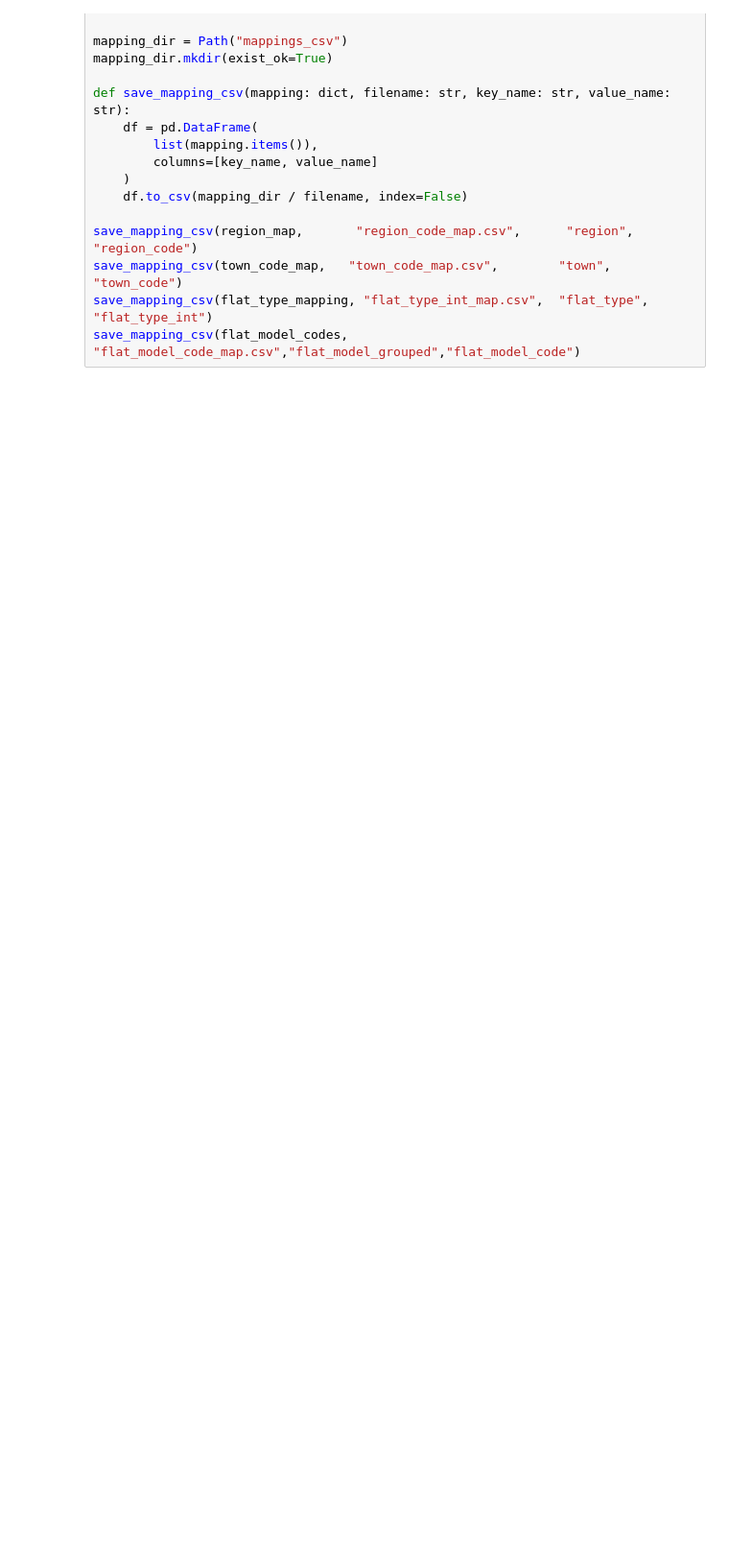
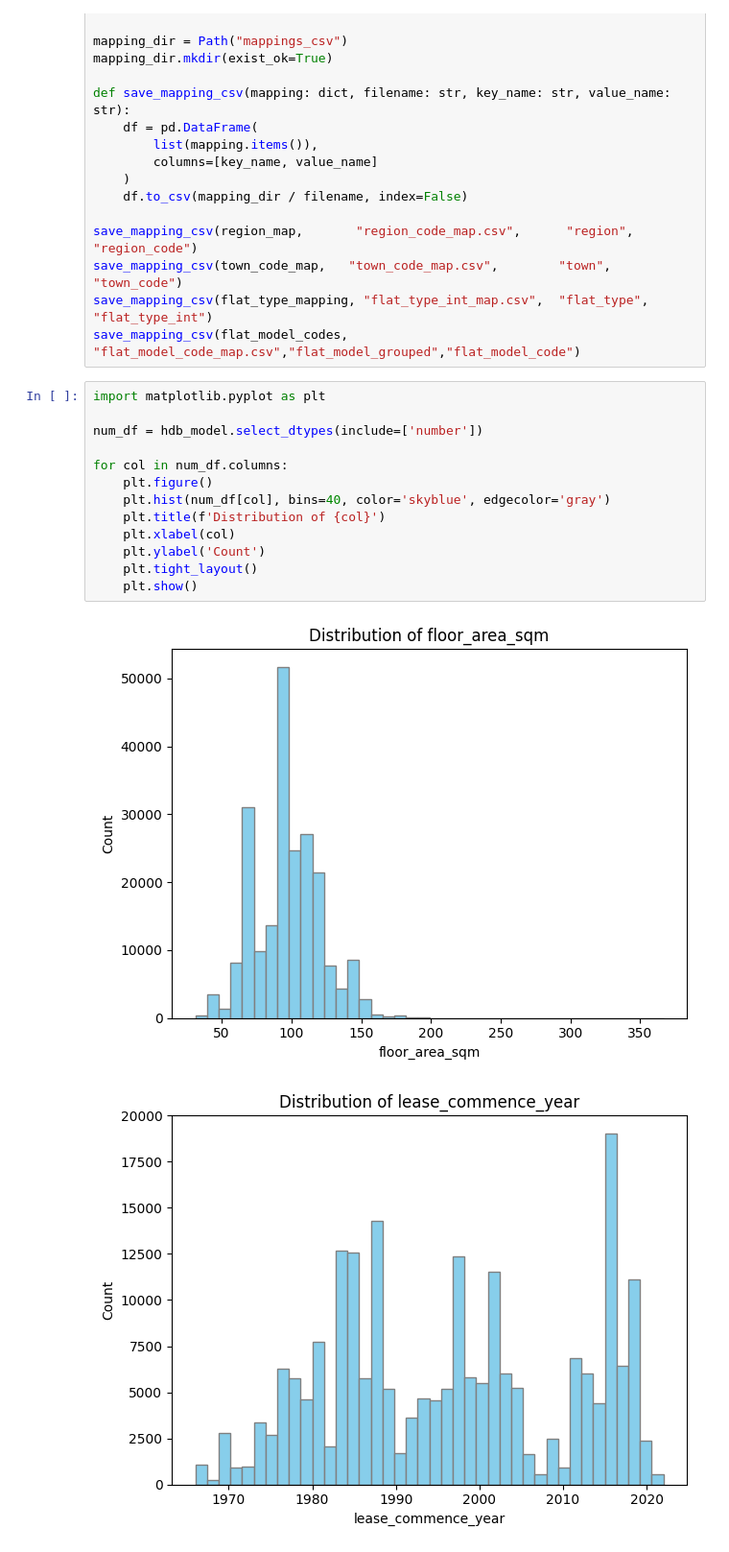
Before and after one commit to johncharles-dev/HDB-Resale-Price-Prediction-and-Recommendation, a Jupyter notebook: Model_Building/Data_preprocessing.ipynb, the cells around one changed output. Shown at 96% size. Cells and saved outputs as stored; diff of their text form; blank space fills up the shorter version.

```diff
--- a/Model_Building/Data_preprocessing.ipynb
+++ b/Model_Building/Data_preprocessing.ipynb
@@ -558,3 +564,19 @@ save_mapping_csv(region_map,       "region_code_map.csv",      "region",    "reg
 save_mapping_csv(town_code_map,   "town_code_map.csv",        "town",      "town_code")
 save_mapping_csv(flat_type_mapping, "flat_type_int_map.csv",  "flat_type", "flat_type_int")
 save_mapping_csv(flat_model_codes,  "flat_model_code_map.csv","flat_model_grouped","flat_model_code")
+# %%
+import matplotlib.pyplot as plt
+
+num_df = hdb_model.select_dtypes(include=['number'])
+
+for col in num_df.columns:
+    plt.figure()
+    plt.hist(num_df[col], bins=40, color='skyblue', edgecolor='gray')
+    plt.title(f'Distribution of {col}')
+    plt.xlabel(col)
+    plt.ylabel('Count')
+    plt.tight_layout()
+    plt.show()
+# %% [output]
+[figure, added]
+[figure, added]
```
Also changed, not shown: parts of 19 cells of this notebook, 2 other files.
